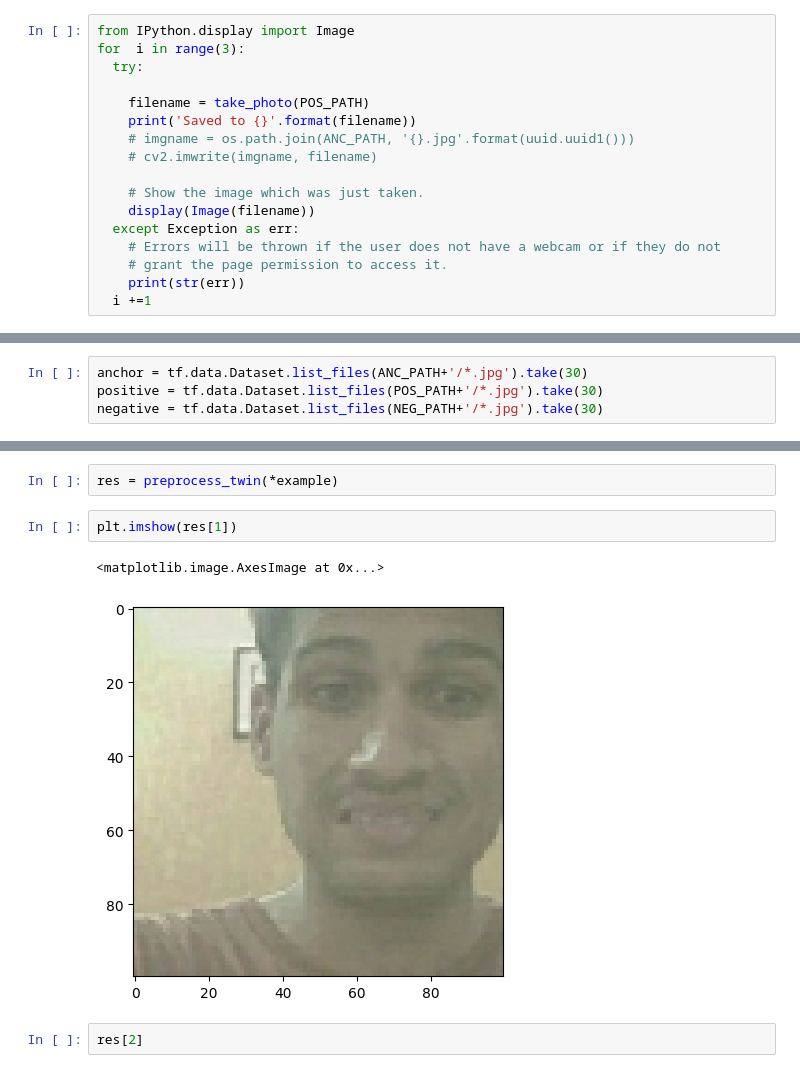
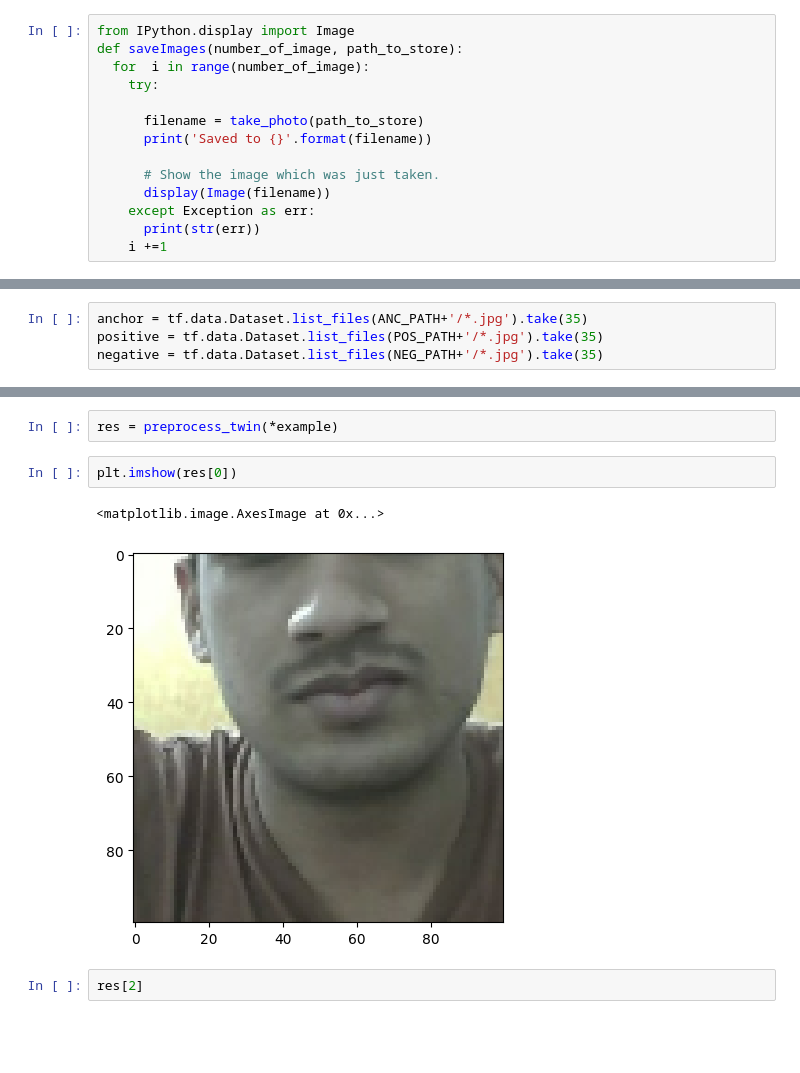
Before and after one commit to Raanjeetsgolu/CNN-Face-Recognation.ipynb, a Jupyter notebook: FaceRecognation.ipynb, the cells around one changed output, grey strips where cells are left out. Cells and saved outputs as stored; diff of their text form; blank space fills up the shorter version.

```diff
--- a/FaceRecognation.ipynb
+++ b/FaceRecognation.ipynb
@@ -150,18 +156,15 @@ def take_photo(output_folder, quality=0.8):
   return filename
 # %%
 from IPython.display import Image
-for  i in range(3):
-  try:
+def saveImages(number_of_image, path_to_store):
+  for  i in range(number_of_image):
+    try:
 
-    filename = take_photo(POS_PATH)
-    print('Saved to {}'.format(filename))
-    # imgname = os.path.join(ANC_PATH, '{}.jpg'.format(uuid.uuid1()))
-    # cv2.imwrite(imgname, filename)
+      filename = take_photo(path_to_store)
+      print('Saved to {}'.format(filename))
 
-    # Show the image which was just taken.
-    display(Image(filename))
-  except Exception as err:
-    # Errors will be thrown if the user does not have a webcam or if they do not
-    # grant the page permission to access it.
-    print(str(err))
-  i +=1
+      # Show the image which was just taken.
+      display(Image(filename))
+    except Exception as err:
+      print(str(err))
+    i +=1
@@ -216,6 +242,6 @@ for file_name in os.listdir(os.path.join(POS_PATH)):
 # %%
-anchor = tf.data.Dataset.list_files(ANC_PATH+'/*.jpg').take(30)
-positive = tf.data.Dataset.list_files(POS_PATH+'/*.jpg').take(30)
-negative = tf.data.Dataset.list_files(NEG_PATH+'/*.jpg').take(30)
+anchor = tf.data.Dataset.list_files(ANC_PATH+'/*.jpg').take(35)
+positive = tf.data.Dataset.list_files(POS_PATH+'/*.jpg').take(35)
+negative = tf.data.Dataset.list_files(NEG_PATH+'/*.jpg').take(35)
 # %%
 dir_test = anchor.as_numpy_iterator()
@@ -286,10 +304,10 @@ def preprocess_twin(input_img, validation_img, label):
 # %%
 res = preprocess_twin(*example)
 # %%
-plt.imshow(res[1])
+plt.imshow(res[0])
 # %% [output]
 <matplotlib.image.AxesImage at 0x...>
-[figure, old version]
+[figure, new version]
 # %%
 res[2]
 # %% [output]
```
Also changed, not shown: parts of 96 cells of this notebook.
